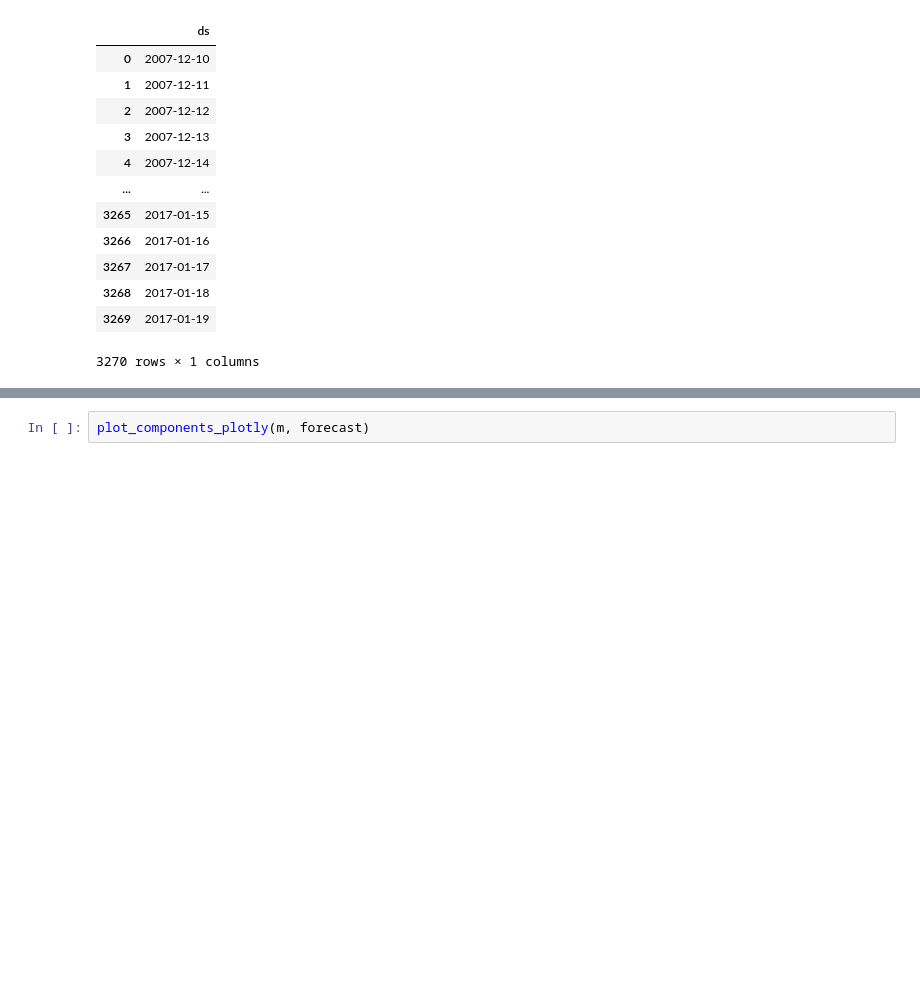
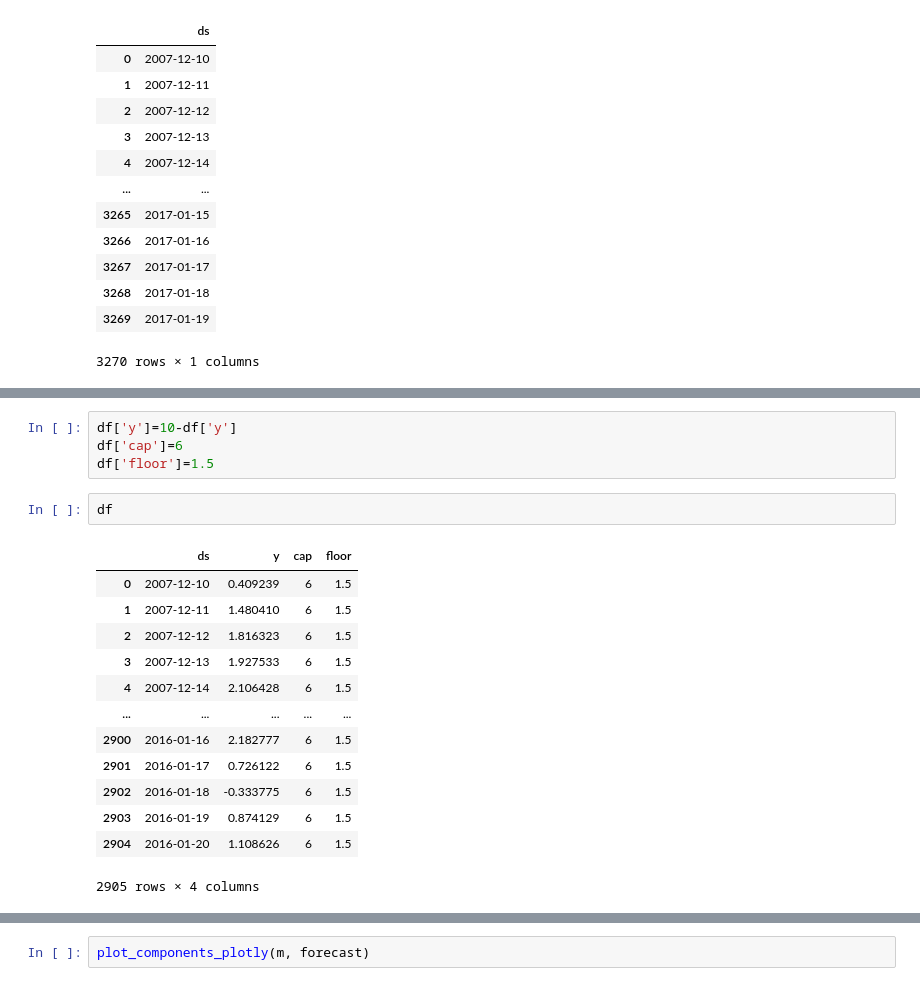
Before and after one commit to Na00s/Prophet-forecasting-time-series, a Jupyter notebook: Quick_Start_Prophet.ipynb, the cells around one changed output, grey strips where cells are left out. Saved outputs shown, nothing was run; the diff lists cells and outputs as text; blank space fills up the shorter version.

```diff
--- a/Quick_Start_Prophet.ipynb
+++ b/Quick_Start_Prophet.ipynb
@@ -98,0 +123,20 @@ plot_plotly(m, forecast)
+# %%
+df['y']=10-df['y']
+df['cap']=6
+df['floor']=1.5
+# %%
+df
+# %% [output]
+|  | ds | y | cap | floor |
+| 0 | 2007-12-10 | 0.409239 | 6 | 1.5 |
+| 1 | 2007-12-11 | 1.480410 | 6 | 1.5 |
+| 2 | 2007-12-12 | 1.816323 | 6 | 1.5 |
+| 3 | 2007-12-13 | 1.927533 | 6 | 1.5 |
+| 4 | 2007-12-14 | 2.106428 | 6 | 1.5 |
+| ... | ... | ... | ... | ... |
+| 2900 | 2016-01-16 | 2.182777 | 6 | 1.5 |
+| 2901 | 2016-01-17 | 0.726122 | 6 | 1.5 |
+| 2902 | 2016-01-18 | -0.333775 | 6 | 1.5 |
+| 2903 | 2016-01-19 | 0.874129 | 6 | 1.5 |
+| 2904 | 2016-01-20 | 1.108626 | 6 | 1.5 |
+2905 rows × 4 columns
```
Also changed, not shown: parts of 17 cells of this notebook.
